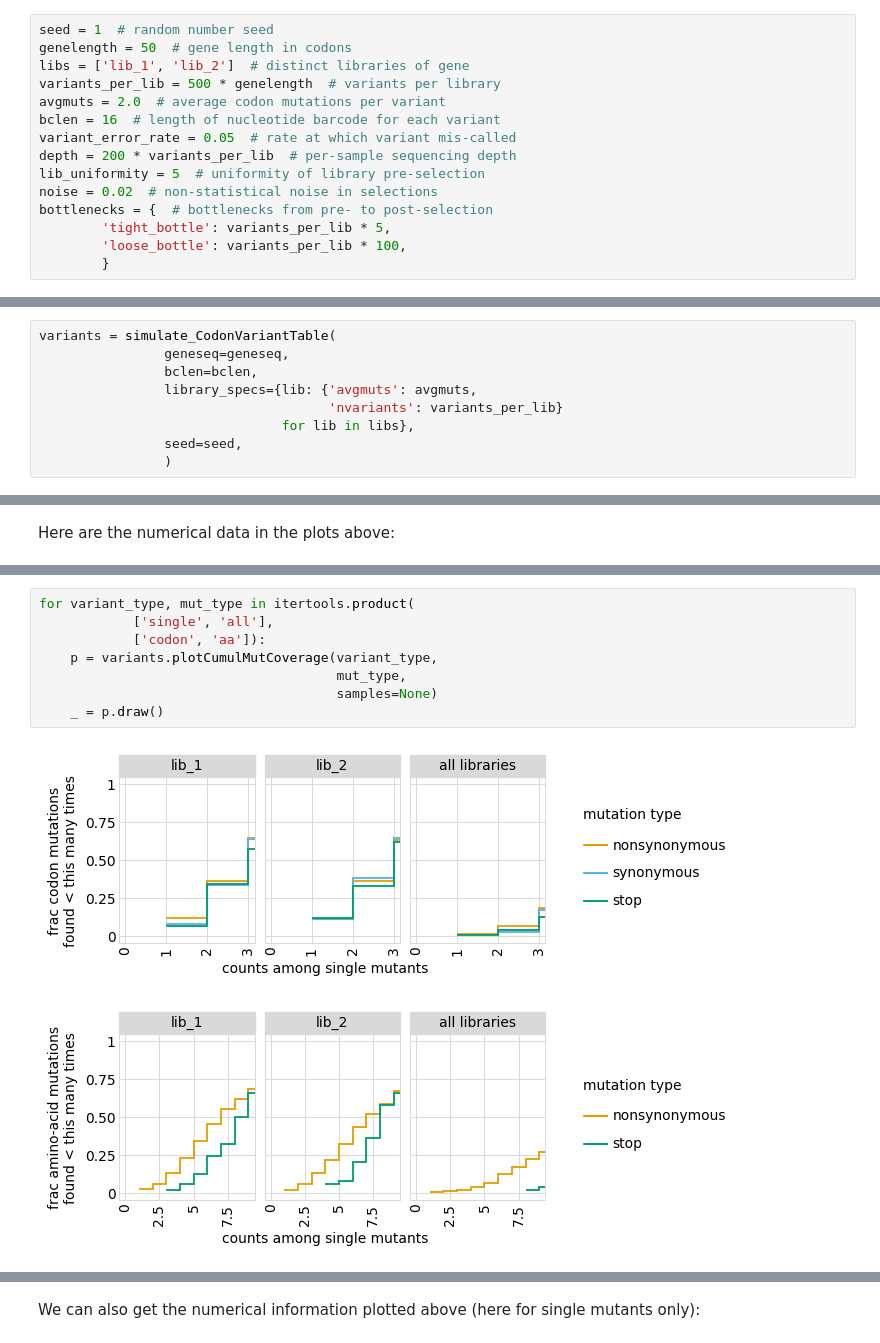
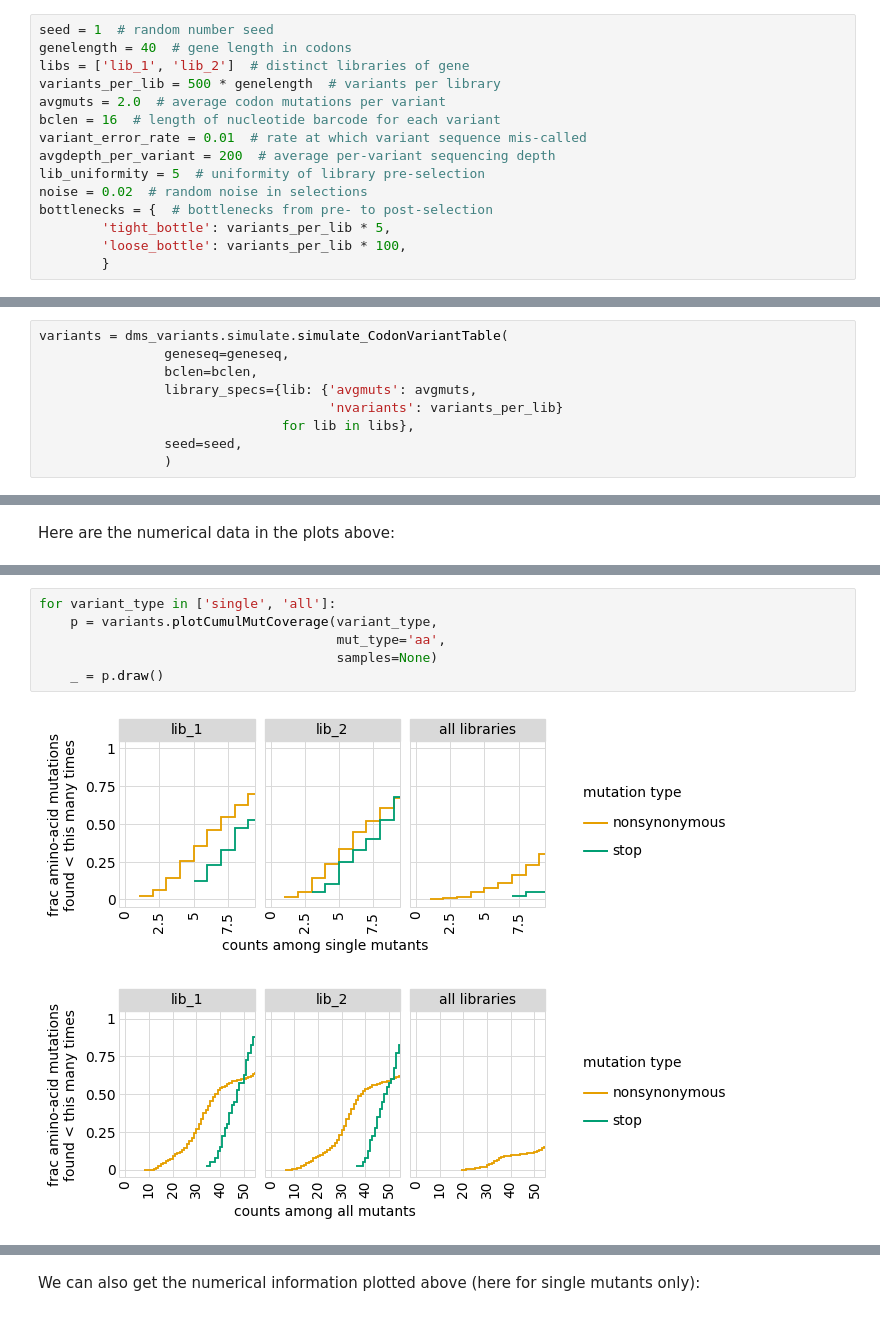
Before and after one commit to jbloomlab/dms_variants, a Jupyter notebook: notebooks/codonvariant_sim_data.ipynb, the cells around one changed output, grey strips where cells are left out. Cells and saved outputs as stored; diff of their text form.

Commit message:
redo codonvariant_sim_date.ipynb to corr w phenotype
Slightly streamlined the notebook up to the
correlation with phenotype section.

```diff
--- a/notebooks/codonvariant_sim_data.ipynb
+++ b/notebooks/codonvariant_sim_data.ipynb
@@ -34,14 +31,14 @@ Set parameters that define the simulated data:
 # %%
 seed = 1  # random number seed
-genelength = 50  # gene length in codons
+genelength = 40  # gene length in codons
 libs = ['lib_1', 'lib_2']  # distinct libraries of gene
 variants_per_lib = 500 * genelength  # variants per library
 avgmuts = 2.0  # average codon mutations per variant
 bclen = 16  # length of nucleotide barcode for each variant
-variant_error_rate = 0.05  # rate at which variant mis-called
-depth = 200 * variants_per_lib  # per-sample sequencing depth
+variant_error_rate = 0.01  # rate at which variant sequence mis-called
+avgdepth_per_variant = 200  # average per-variant sequencing depth
 lib_uniformity = 5  # uniformity of library pre-selection
-noise = 0.02  # non-statistical noise in selections
+noise = 0.02  # random noise in selections
 bottlenecks = {  # bottlenecks from pre- to post-selection
         'tight_bottle': variants_per_lib * 5,
         'loose_bottle': variants_per_lib * 100,
@@ -80,7 +77,7 @@ using
 [simulate_CodonVariantTable](https://jbloomlab.github.io/dms_variants/dms_variants.simulate.html#dms_variants.simulate.simulate_CodonVariantTable)
 function:
 # %%
-variants = simulate_CodonVariantTable(
+variants = dms_variants.simulate.simulate_CodonVariantTable(
                 geneseq=geneseq,
                 bclen=bclen,
                 library_specs={lib: {'avgmuts': avgmuts,
@@ -228,13 +226,11 @@ of mutations seen <= some number of times.
 Here we do that for codon and amino-
 acid mutations, making separate plots for single mutants and all mutants:
 # %%
-for variant_type, mut_type in itertools.product(
-            ['single', 'all'],
-            ['codon', 'aa']):
+for variant_type in ['single', 'all']:
     p = variants.plotCumulMutCoverage(variant_type,
-                                      mut_type,
+                                      mut_type='aa',
                                       samples=None)
     _ = p.draw()
 # %% [output]
-[figure, old version]
+[figure, new version]
-[figure, old version]
+[figure, new version]
```
Also changed, not shown: parts of 72 cells of this notebook, 1 other file.
